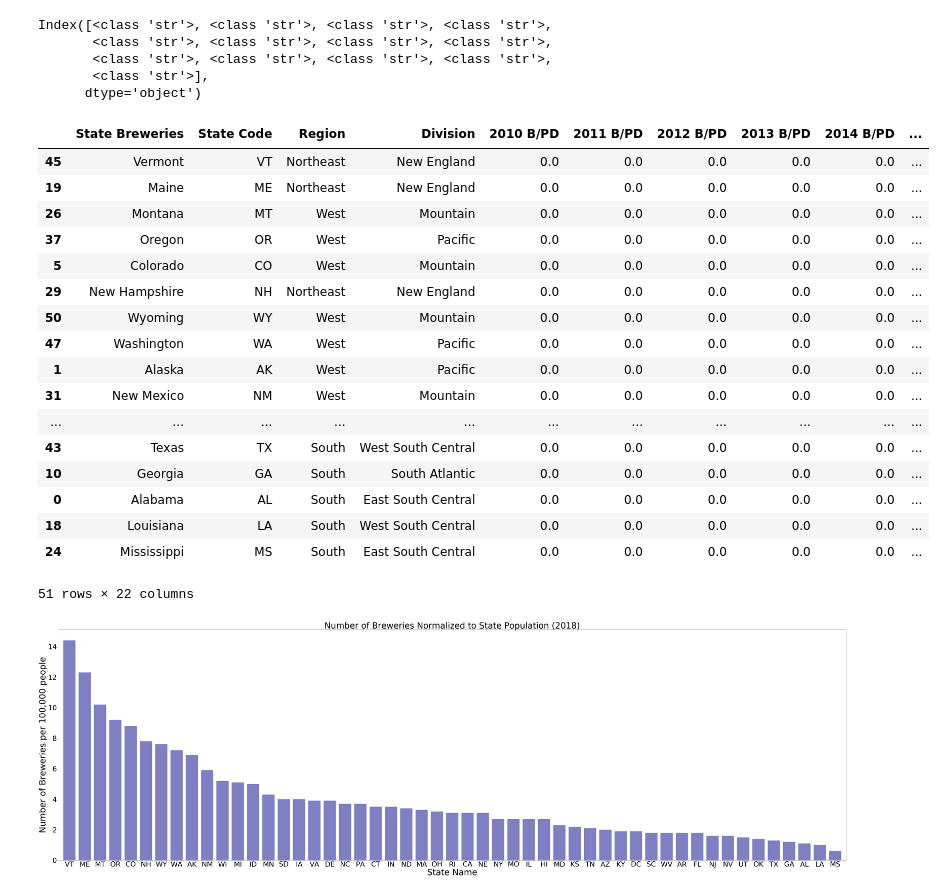
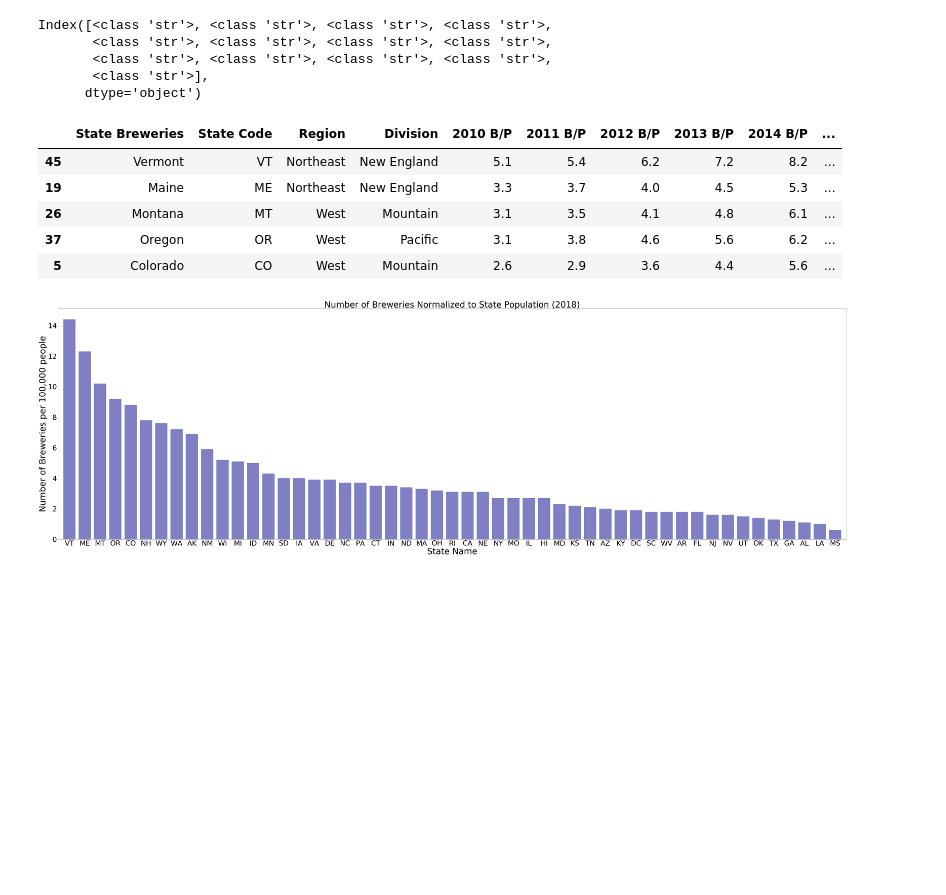
Before and after one commit to akhilliker/Project_1_Team_2, a Jupyter notebook: Project Code/State_Rate_of_Brewery_Growth.ipynb, the cells around one changed output. Cells and saved outputs as stored; diff of their text form; code cells hidden in the pictures; blank space fills up the shorter version.

```diff
--- a/Project Code/State_Rate_of_Brewery_Growth.ipynb
+++ b/Project Code/State_Rate_of_Brewery_Growth.ipynb
@@ -437,45 +427,32 @@ Index([<class 'str'>, <class 'str'>, <class 'str'>, <class 'str'>,
       dtype='object')
 # %%
 #Calculate breweries/ 100,000 people in each state
-#Note that state_pop_df year headers are strings and brew_ct2_df year headers are integers
-
 brew_ct2_df["2010 B/P"] = (brew_ct2_df["2010"] / state_pop_df["2010"] *100000).round(1)
 brew_ct2_df["2011 B/P"] = (brew_ct2_df["2011"] / state_pop_df["2011"] *100000).round(1)
 brew_ct2_df["2012 B/P"] = (brew_ct2_df["2012"] / state_pop_df["2012"] *100000).round(1)
 brew_ct2_df["2013 B/P"] = (brew_ct2_df["2013"] / state_pop_df["2013"] *100000).round(1)
 brew_ct2_df["2014 B/P"] = (brew_ct2_df["2014"] / state_pop_df["2014"] *100000).round(1)
 brew_ct2_df["2015 B/P"] = (brew_ct2_df["2015"] / state_pop_df["2015"] *100000).round(1)
 brew_ct2_df["2016 B/P"] = (brew_ct2_df["2016"] / state_pop_df["2016"] *100000).round(1)
 brew_ct2_df["2017 B/P"] = (brew_ct2_df["2017"] / state_pop_df["2017"] *100000).round(1)
 brew_ct2_df["2018 B/P"] = (brew_ct2_df["2018"] / state_pop_df["2018"] *100000).round(1)
 
-#Save new dataframe with just the breweries normalized to population
+#Save new dataframe with just the breweries normalized to population and reset brew_ct2_df so it is back to its original state
 brew_norm_pop_df = brew_ct2_df.drop(["2010","2011","2012","2013","2014","2015","2016","2017","2018", ], axis=1)
-brew_norm_pop_df
+brew_ct2_df = brew_ct2_df.drop(["2010 B/P","2011 B/P","2012 B/P","2013 B/P","2014 B/P","2015 B/P","2016 B/P","2017 B/P","2018 B/P", ], axis=1)
+brew_ct2_df.head()
 #Save as csv files in case group members want it
 brew_norm_pop_df.to_csv(r'../Raw Data Sources/breweries_norm_pop_2010_2018_cleaned.csv')
 
 brew_norm_pop_sort_2018_df = brew_norm_pop_df.sort_values("2018 B/P", ascending = False)
-brew_norm_pop_sort_2018_df
+brew_norm_pop_sort_2018_df.head()
 # %% [output]
-|  | State Breweries | State Code | Region | Division | 2010 B/PD | 2011 B/PD | 2012 B/PD | 2013 B/PD | 2014 B/PD | ... |
-| 45 | Vermont | VT | Northeast | New England | 0.0 | 0.0 | 0.0 | 0.0 | 0.0 | ... |
-| 19 | Maine | ME | Northeast | New England | 0.0 | 0.0 | 0.0 | 0.0 | 0.0 | ... |
-| 26 | Montana | MT | West | Mountain | 0.0 | 0.0 | 0.0 | 0.0 | 0.0 | ... |
-| 37 | Oregon | OR | West | Pacific | 0.0 | 0.0 | 0.0 | 0.0 | 0.0 | ... |
-| 5 | Colorado | CO | West | Mountain | 0.0 | 0.0 | 0.0 | 0.0 | 0.0 | ... |
-| 29 | New Hampshire | NH | Northeast | New England | 0.0 | 0.0 | 0.0 | 0.0 | 0.0 | ... |
-| 50 | Wyoming | WY | West | Mountain | 0.0 | 0.0 | 0.0 | 0.0 | 0.0 | ... |
-| 47 | Washington | WA | West | Pacific | 0.0 | 0.0 | 0.0 | 0.0 | 0.0 | ... |
-| 1 | Alaska | AK | West | Pacific | 0.0 | 0.0 | 0.0 | 0.0 | 0.0 | ... |
-| 31 | New Mexico | NM | West | Mountain | 0.0 | 0.0 | 0.0 | 0.0 | 0.0 | ... |
-| ... | ... | ... | ... | ... | ... | ... | ... | ... | ... | ... |
-| 43 | Texas | TX | South | West South Central | 0.0 | 0.0 | 0.0 | 0.0 | 0.0 | ... |
-| 10 | Georgia | GA | South | South Atlantic | 0.0 | 0.0 | 0.0 | 0.0 | 0.0 | ... |
-| 0 | Alabama | AL | South | East South Central | 0.0 | 0.0 | 0.0 | 0.0 | 0.0 | ... |
-| 18 | Louisiana | LA | South | West South Central | 0.0 | 0.0 | 0.0 | 0.0 | 0.0 | ... |
-| 24 | Mississippi | MS | South | East South Central | 0.0 | 0.0 | 0.0 | 0.0 | 0.0 | ... |
+|  | State Breweries | State Code | Region | Division | 2010 B/P | 2011 B/P | 2012 B/P | 2013 B/P | 2014 B/P | ... |
+| 45 | Vermont | VT | Northeast | New England | 5.1 | 5.4 | 6.2 | 7.2 | 8.2 | ... |
+| 19 | Maine | ME | Northeast | New England | 3.3 | 3.7 | 4.0 | 4.5 | 5.3 | ... |
+| 26 | Montana | MT | West | Mountain | 3.1 | 3.5 | 4.1 | 4.8 | 6.1 | ... |
+| 37 | Oregon | OR | West | Pacific | 3.1 | 3.8 | 4.6 | 5.6 | 6.2 | ... |
+| 5 | Colorado | CO | West | Mountain | 2.6 | 2.9 | 3.6 | 4.4 | 5.6 | ... |
-51 rows × 22 columns
 # %%
 #Make a bar chart ordering states with the most breweries/ 100,000 people
 #drop data frame down to essential columns
```
Also changed, not shown: parts of 24 cells of this notebook, 31 other files.
